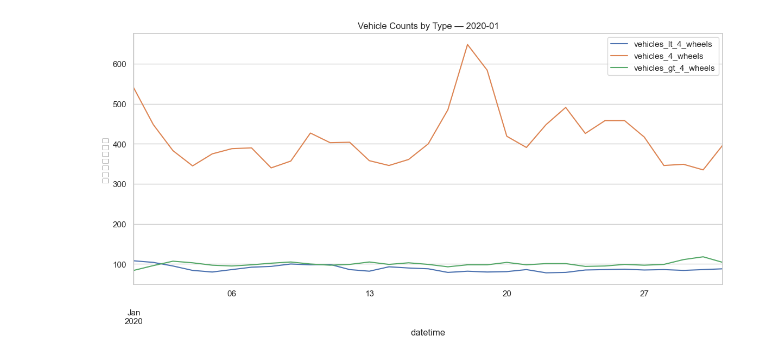
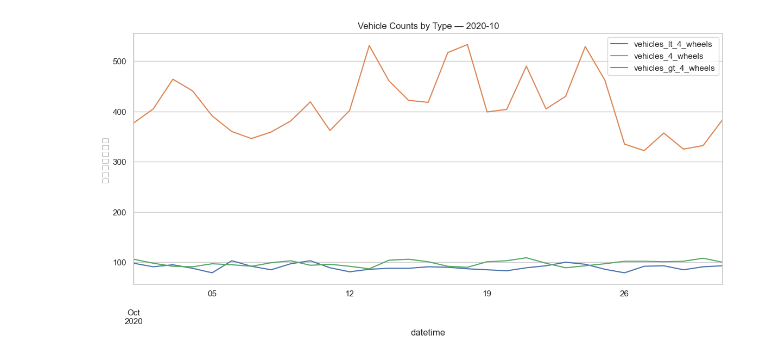
Before and after one commit to sakkarin31/CarAccident, a Jupyter notebook: dataset/USEeda_data.ipynb, the cells around one changed output. Cells and saved outputs as stored; diff of their text form; code cells hidden in the pictures.

```diff
--- a/dataset/USEeda_data.ipynb
+++ b/dataset/USEeda_data.ipynb
@@ -124,35 +127,35 @@ if "datetime" in df.columns:
 
 elif (df.index.name and str(df.index.name).strip().lower() == "datetime") \
      or np.issubdtype(df.index.dtype, np.datetime64):
     # อยู่เป็น index อยู่แล้ว → ย้ายมาเป็นคอลัมน์ชื่อ 'datetime'
     df = df.reset_index().rename(columns={"index":"datetime"})
     df["datetime"] = pd.to_datetime(df["datetime"], errors="coerce")
 
 elif {"date","time"}.issubset(df.columns):
     # มี date+time แยกกัน → รวม
     dt_str = df["date"].astype(str).str.strip() + " " + df["time"].astype(str).str.strip()
     # ปรับ dayfirst=True/False ตามรูปแบบไฟล์ของคุณ
     df["datetime"] = pd.to_datetime(dt_str, errors="coerce")  # หรือ format="%Y-%m-%d %H:%M:%S"
 
 else:
     # fallback: ลองใช้คอลัมน์แรกเป็น datetime
     first = df.columns[0]
     df["datetime"] = pd.to_datetime(df[first], errors="coerce")
 
 # 2) เคลียร์ NaT แล้วตั้งเป็น index
 df = df.dropna(subset=["datetime"]).sort_values("datetime").set_index("datetime")
 
 # 3) เลือกเดือนที่อยากดู แล้วพล็อต
-year, month = 2020, 1
+year, month = 2020, 10
 df_month = df.loc[f"{year}-{month:02d}"]
 
 ax = df_month[["vehicles_lt_4_wheels","vehicles_4_wheels","vehicles_gt_4_wheels"]]\
          .plot(figsize=(14,6))
 ax.set_title(f"Vehicle Counts by Type — {year}-{month:02d}")
 ax.set_ylabel("จำนวนรถ")
 plt.show()
 # %% [output]
-[figure, old version]
+[figure, new version]
 # %%
 plt.figure(figsize=(10,6))
 sns.heatmap(df.corr(), annot=True, cmap="coolwarm", fmt=".2f")
```
Also changed, not shown: parts of 11 cells of this notebook, 5 other files.
